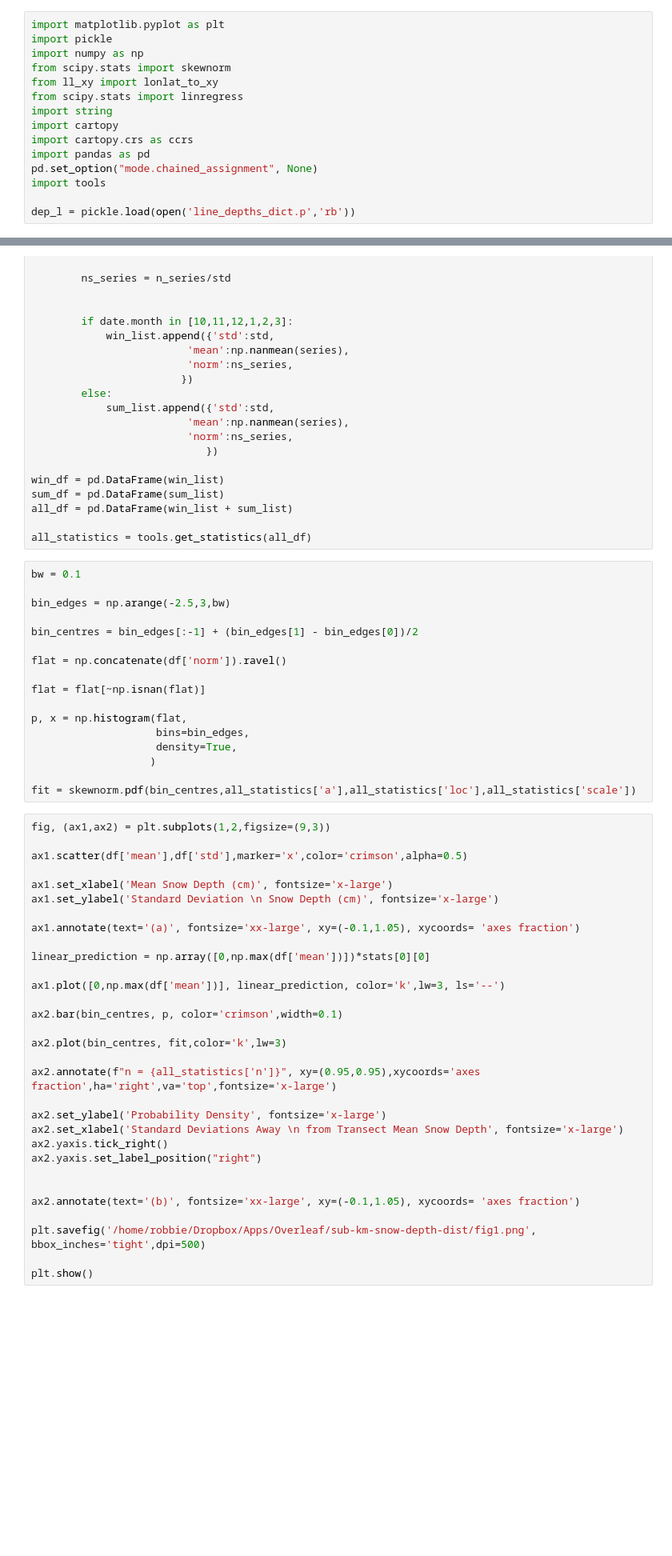
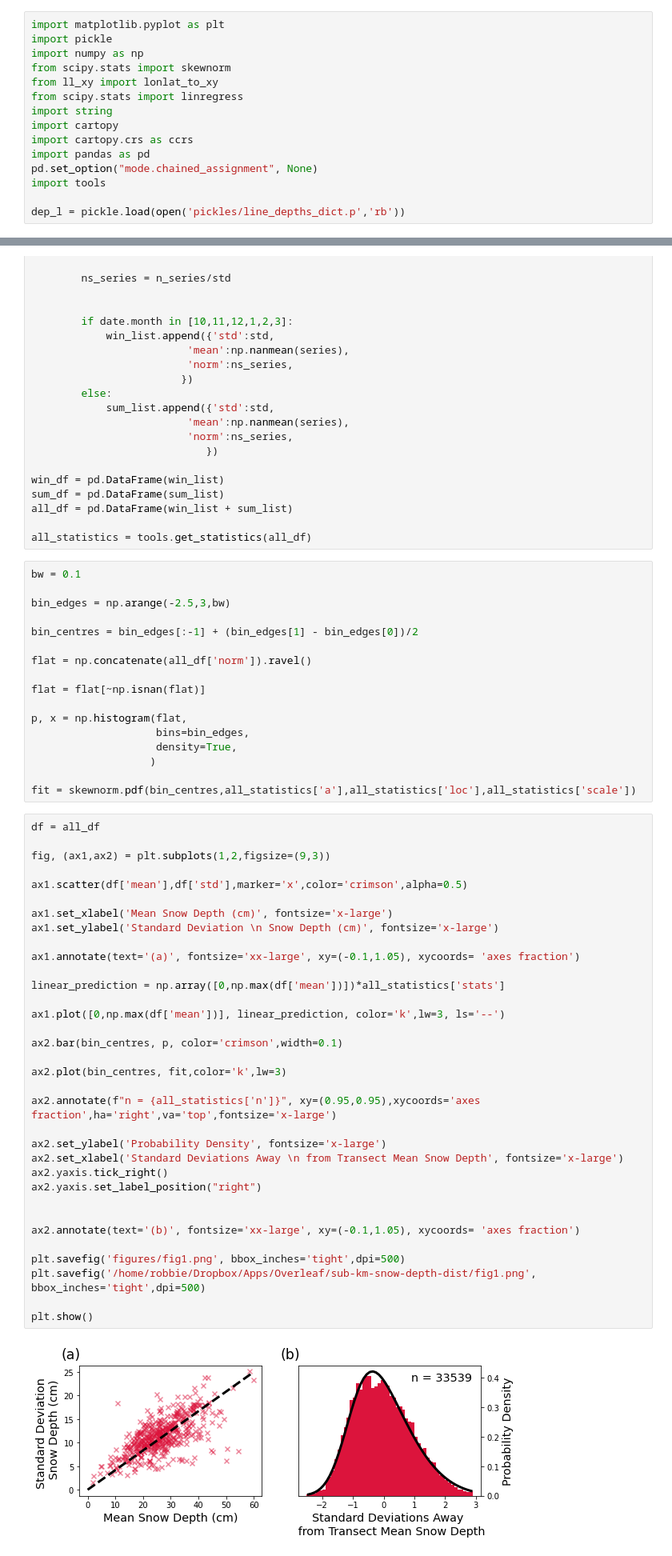
Before and after one commit to robbiemallett/sub_km, a Jupyter notebook: Make_fit.ipynb, the cells around one changed output, grey strips where cells are left out. Shown: that part at 80% size. Drawn from its saved outputs; the diff is of its cells as text; blank space fills up the shorter version.

```diff
--- a/Make_fit.ipynb
+++ b/Make_fit.ipynb
@@ -12,7 +12,7 @@ import pandas as pd
 pd.set_option("mode.chained_assignment", None)
 import tools
 
-dep_l = pickle.load(open('line_depths_dict.p','rb'))
+dep_l = pickle.load(open('pickles/line_depths_dict.p','rb'))
 # %%
 transect_count = 0
 
@@ -59,7 +59,7 @@ bin_edges = np.arange(-2.5,3,bw)
 
 bin_centres = bin_edges[:-1] + (bin_edges[1] - bin_edges[0])/2
 
-flat = np.concatenate(df['norm']).ravel()
+flat = np.concatenate(all_df['norm']).ravel()
 
 flat = flat[~np.isnan(flat)]
 
@@ -70,36 +70,41 @@ p, x = np.histogram(flat,
 
 fit = skewnorm.pdf(bin_centres,all_statistics['a'],all_statistics['loc'],all_statistics['scale'])
 # %%
+df = all_df
+
 fig, (ax1,ax2) = plt.subplots(1,2,figsize=(9,3))
 
 ax1.scatter(df['mean'],df['std'],marker='x',color='crimson',alpha=0.5)
 
 ax1.set_xlabel('Mean Snow Depth (cm)', fontsize='x-large')
 ax1.set_ylabel('Standard Deviation \n Snow Depth (cm)', fontsize='x-large')
 
 ax1.annotate(text='(a)', fontsize='xx-large', xy=(-0.1,1.05), xycoords= 'axes fraction')
 
-linear_prediction = np.array([0,np.max(df['mean'])])*stats[0][0]
+linear_prediction = np.array([0,np.max(df['mean'])])*all_statistics['stats']
 
 ax1.plot([0,np.max(df['mean'])], linear_prediction, color='k',lw=3, ls='--')
 
 ax2.bar(bin_centres, p, color='crimson',width=0.1)
 
 ax2.plot(bin_centres, fit,color='k',lw=3)
 
 ax2.annotate(f"n = {all_statistics['n']}", xy=(0.95,0.95),xycoords='axes fraction',ha='right',va='top',fontsize='x-large')
 
 ax2.set_ylabel('Probability Density', fontsize='x-large')
 ax2.set_xlabel('Standard Deviations Away \n from Transect Mean Snow Depth', fontsize='x-large')
 ax2.yaxis.tick_right()
 ax2.yaxis.set_label_position("right")
 
 
 ax2.annotate(text='(b)', fontsize='xx-large', xy=(-0.1,1.05), xycoords= 'axes fraction')
 
+plt.savefig('figures/fig1.png', bbox_inches='tight',dpi=500)
 plt.savefig('/home/robbie/Dropbox/Apps/Overleaf/sub-km-snow-depth-dist/fig1.png', bbox_inches='tight',dpi=500)
 
 plt.show()
+# %% [output]
+[figure, added]
 # %%
 fig, (ax1,ax2) = plt.subplots(1,2,figsize=(9,3))
 
```
Also changed, not shown: parts of 4 cells of this notebook, 12 other files.
